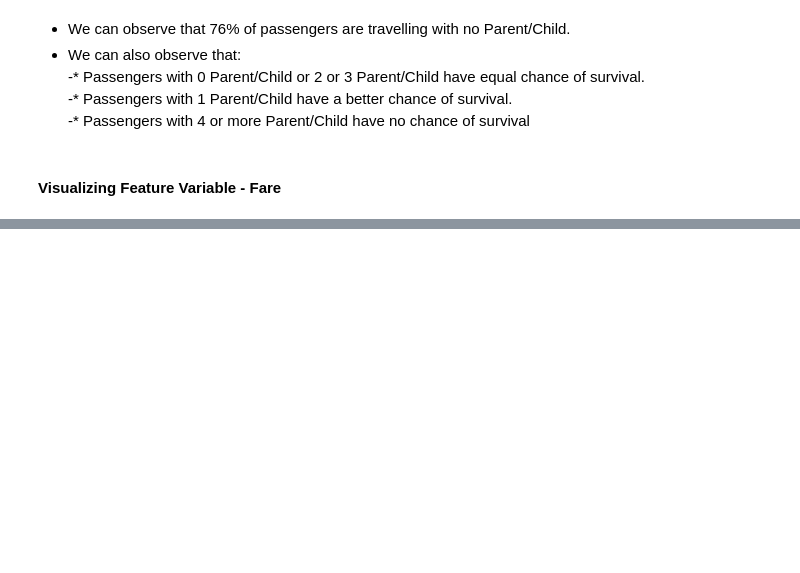
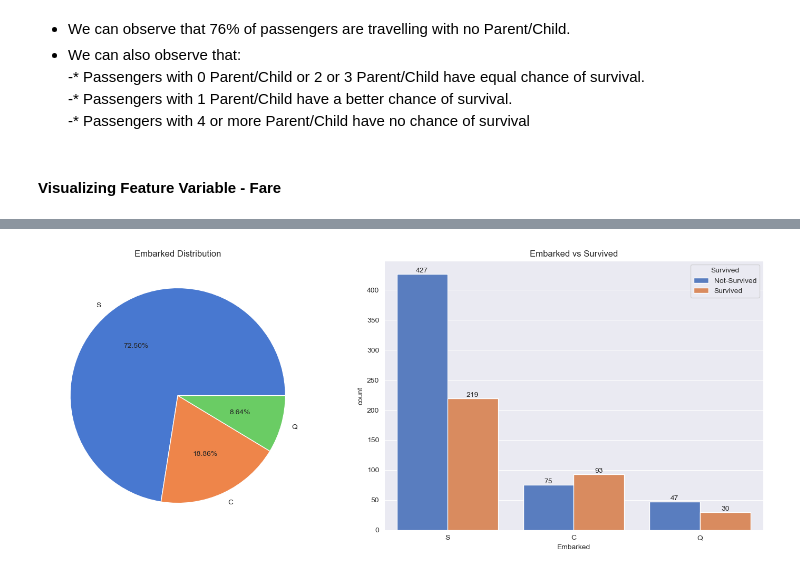
Before and after one commit to adeke910/TITANIC, a Jupyter notebook: titanic.ipynb, the cells around one changed output, grey strips where cells are left out. Saved outputs shown, nothing was run; the diff lists cells and outputs as text; code cells hidden in the pictures; blank space fills up the shorter version.

```diff
--- a/titanic.ipynb
+++ b/titanic.ipynb
@@ -420,0 +454,17 @@ plt.show()
+# %%
+Pie = train_df["Embarked"].value_counts().to_frame()
+
+plt.figure(figsize=(15,6))
+plt.subplot(1,2,1)
+plt.pie(Pie["Embarked"],labels=Pie.index.tolist(),autopct="%0.2f%%")
+plt.title("Embarked Distribution")
+
+plt.subplot(1,2,2)
+ax = sns.countplot(x="Embarked",hue="Survived",data=train_df)
+for container in ax.containers:
+    ax.bar_label(container)
+plt.title("Embarked vs Survived")
+plt.tight_layout()
+plt.show()
+# %% [output]
+[figure, added]
```
Also changed, not shown: parts of 48 cells of this notebook.
